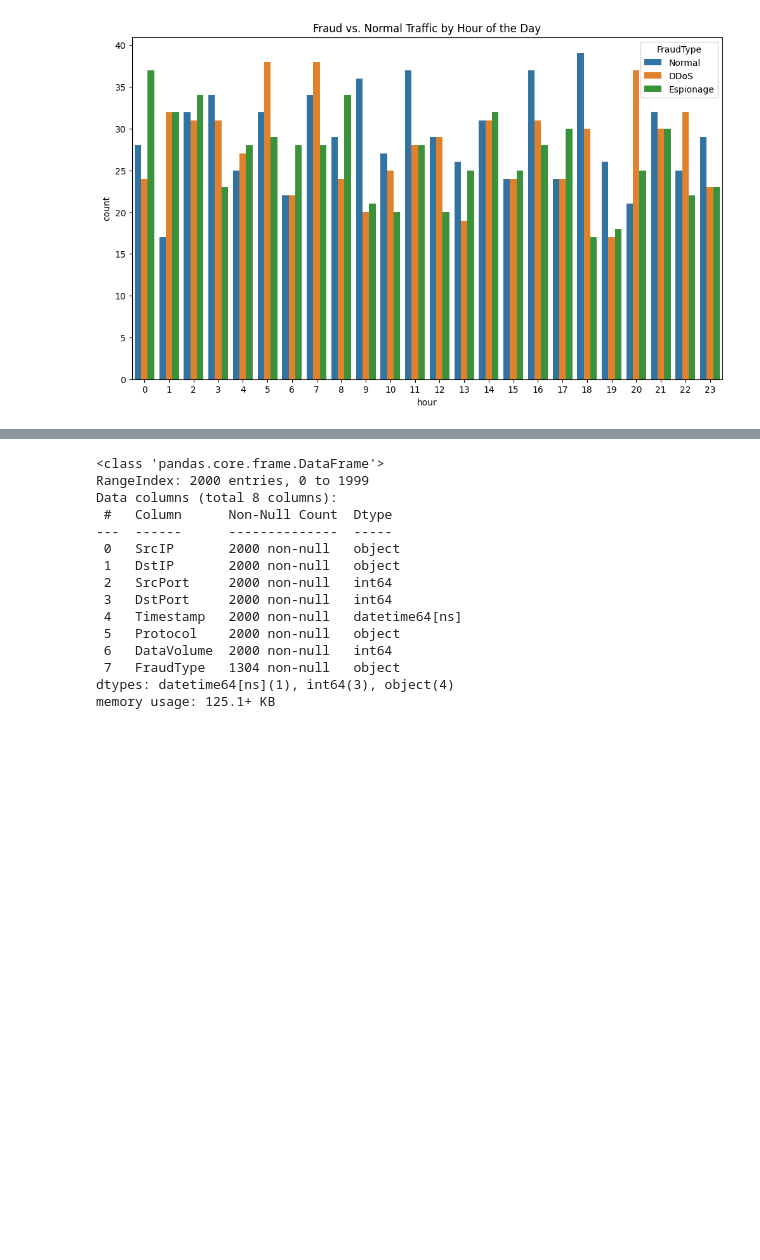
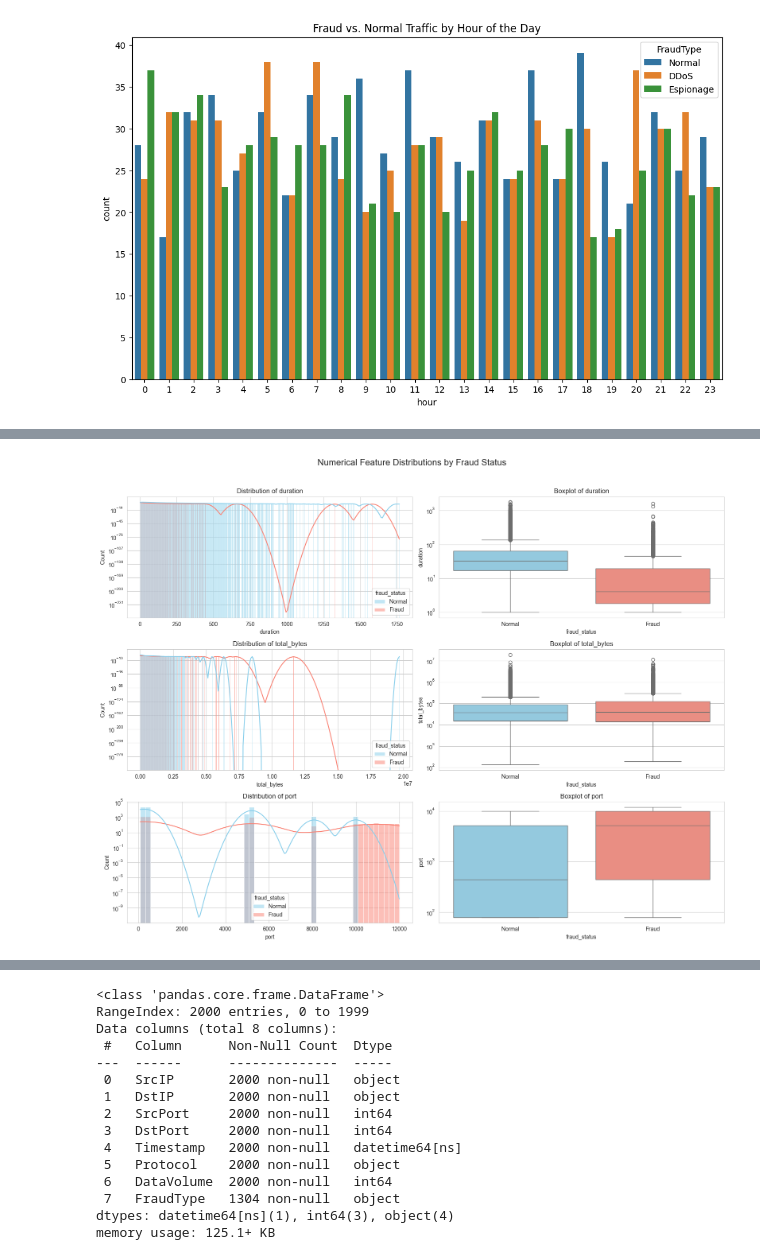
Before and after one commit to Rajan235/major_project, a Jupyter notebook: notebooks/01_EDA_and_Preprocessing.ipynb, the cells around one changed output, grey strips where cells are left out. Saved outputs shown, nothing was run; the diff lists cells and outputs as text; code cells hidden in the pictures; blank space fills up the shorter version.

```diff
--- a/notebooks/01_EDA_and_Preprocessing.ipynb
+++ b/notebooks/01_EDA_and_Preprocessing.ipynb
@@ -146,0 +398,21 @@ Histograms of Numerical Features:
+# %%
+# --- 4.1. Numerical Feature Analysis ---
+
+if df is not None:
+    numerical_features = ['duration', 'total_bytes', 'port']
+    fig, axes = plt.subplots(len(numerical_features), 2, figsize=(16, 12))
+    fig.suptitle('Numerical Feature Distributions by Fraud Status', fontsize=16, y=1.02)
+
+    for i, col in enumerate(numerical_features):
+        sns.histplot(data=df, x=col, hue='fraud_status', kde=True, ax=axes[i, 0], palette={'Normal':'skyblue', 'Fraud':'salmon'})
+        axes[i, 0].set_title(f'Distribution of {col}')
+        axes[i, 0].set_yscale('log')
+
+        sns.boxplot(data=df, x='fraud_status', y=col, ax=axes[i, 1], palette={'Normal':'skyblue', 'Fraud':'salmon'})
+        axes[i, 1].set_title(f'Boxplot of {col}')
+        axes[i, 1].set_yscale('log')
+
+    plt.tight_layout()
+    plt.show()
+# %% [output]
+[figure, added]
```
Also changed, not shown: parts of 45 cells of this notebook.
